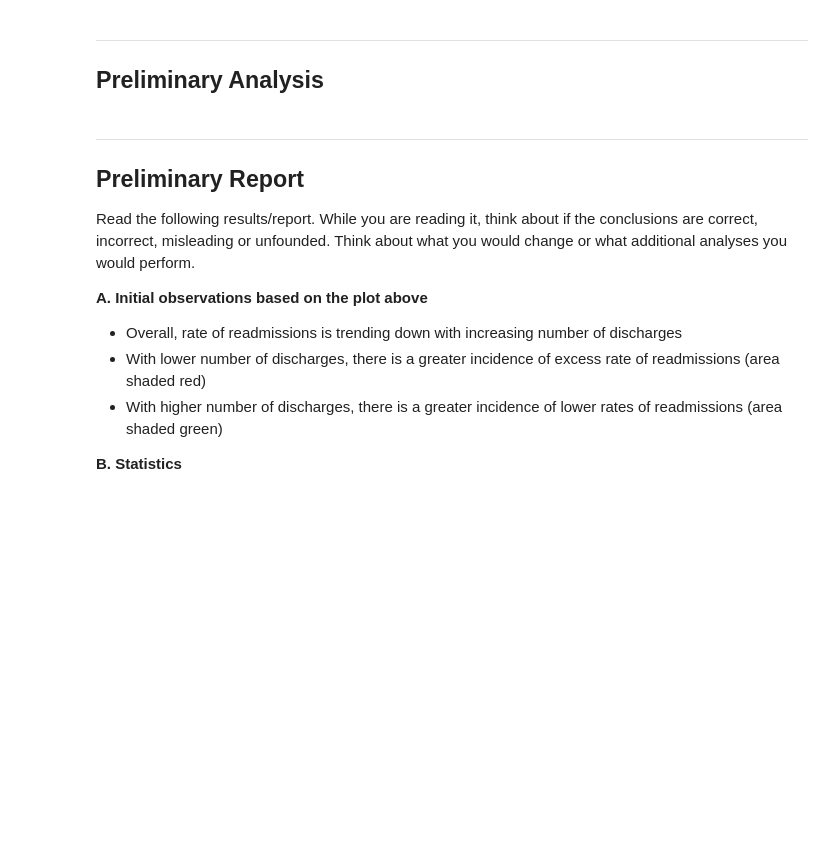
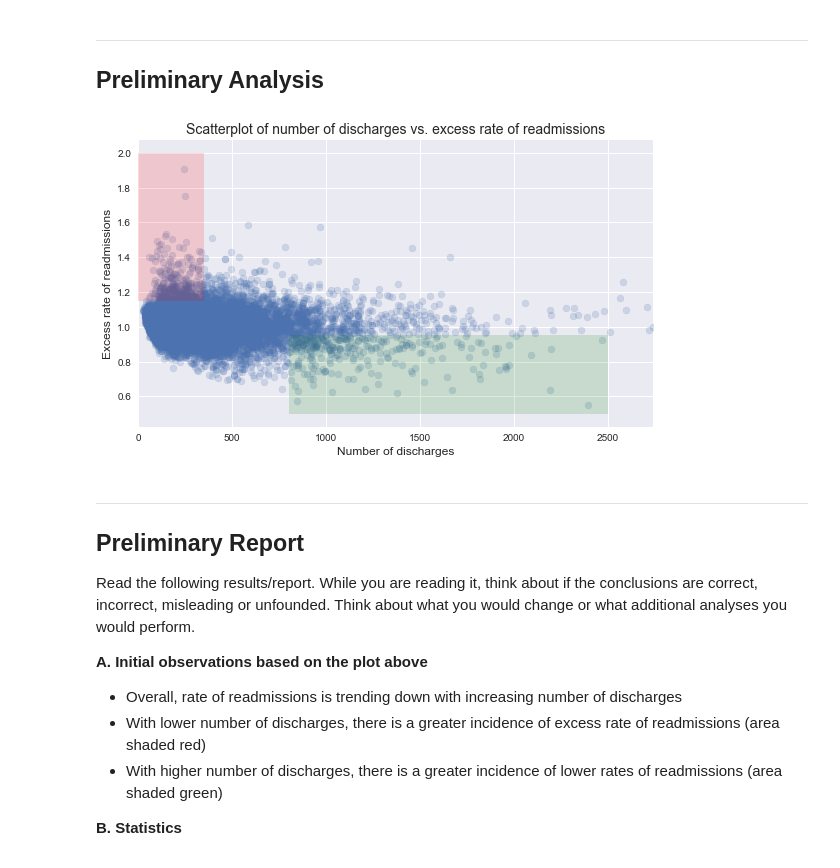
Before and after one commit to klane/springboard, a Jupyter notebook: inferential-statistics/hospital-readmission/hospital-readmission.ipynb, the cells around one changed output. Cells and saved outputs as stored; diff of their text form; code cells hidden in the pictures; blank space fills up the shorter version.

```diff
--- a/inferential-statistics/hospital-readmission/hospital-readmission.ipynb
+++ b/inferential-statistics/hospital-readmission/hospital-readmission.ipynb
@@ -39,22 +43,24 @@ clean_hospital_read_df = clean_hospital_read_df.sort_values('Number of Discharge
 # %%
 # generate a scatterplot for number of discharges vs. excess rate of readmissions
 # lists work better with matplotlib scatterplot function
 x = [a for a in clean_hospital_read_df['Number of Discharges'][81:-3]]
 y = list(clean_hospital_read_df['Excess Readmission Ratio'][81:-3])
 
 fig, ax = plt.subplots(figsize=(8,5))
-ax.scatter(x, y,alpha=0.2)
+ax.scatter(x, y, alpha=0.2)
 
-ax.fill_between([0,350], 1.15, 2, facecolor='red', alpha = .15, interpolate=True)
-ax.fill_between([800,2500], .5, .95, facecolor='green', alpha = .15, interpolate=True)
+ax.fill_between([0,350], 1.15, 2, facecolor='red', alpha=0.15, interpolate=True)
+ax.fill_between([800,2500], 0.5, 0.95, facecolor='green', alpha=0.15, interpolate=True)
 
 ax.set_xlim([0, max(x)])
 ax.set_xlabel('Number of discharges', fontsize=12)
 ax.set_ylabel('Excess rate of readmissions', fontsize=12)
 ax.set_title('Scatterplot of number of discharges vs. excess rate of readmissions', fontsize=14)
 
 ax.grid(True)
 fig.tight_layout()
+# %% [output]
+[figure, added]
 # %% [markdown]
 ****
 
```
Also changed, not shown: parts of 28 cells of this notebook.
